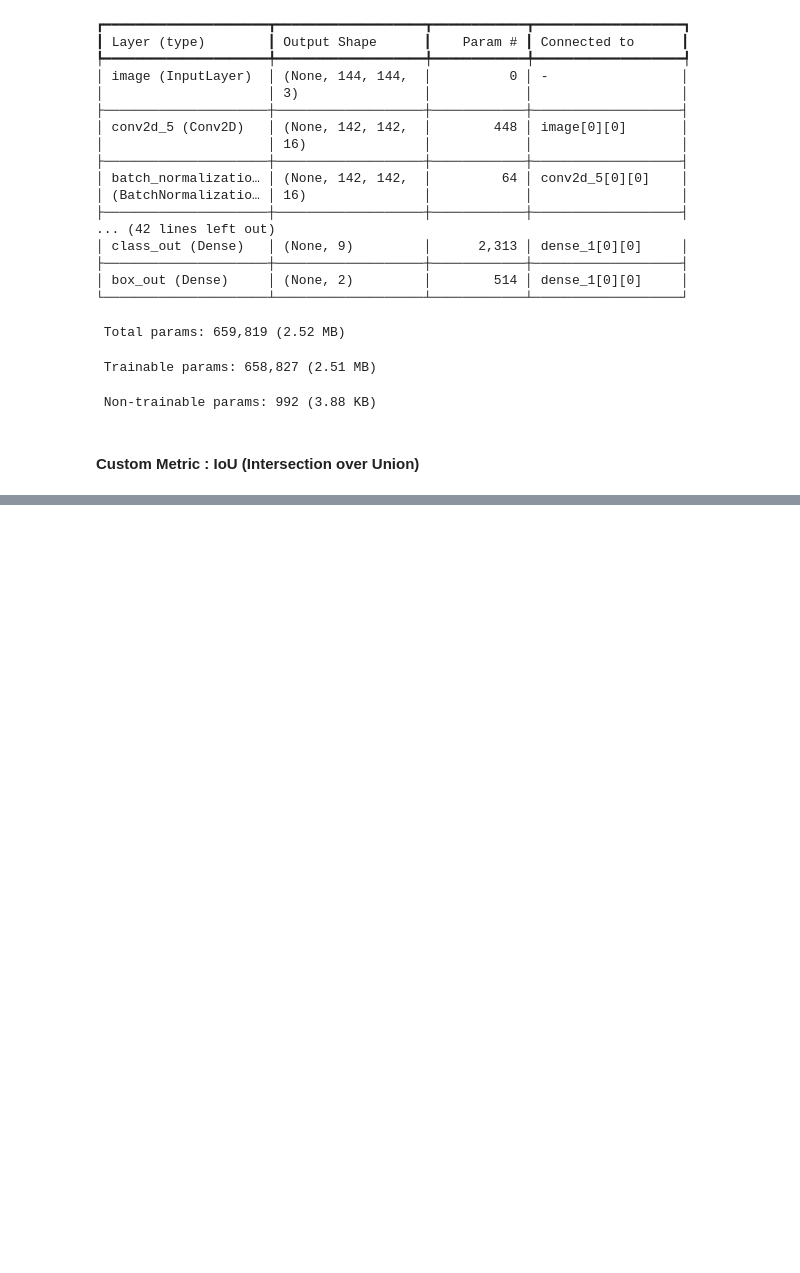
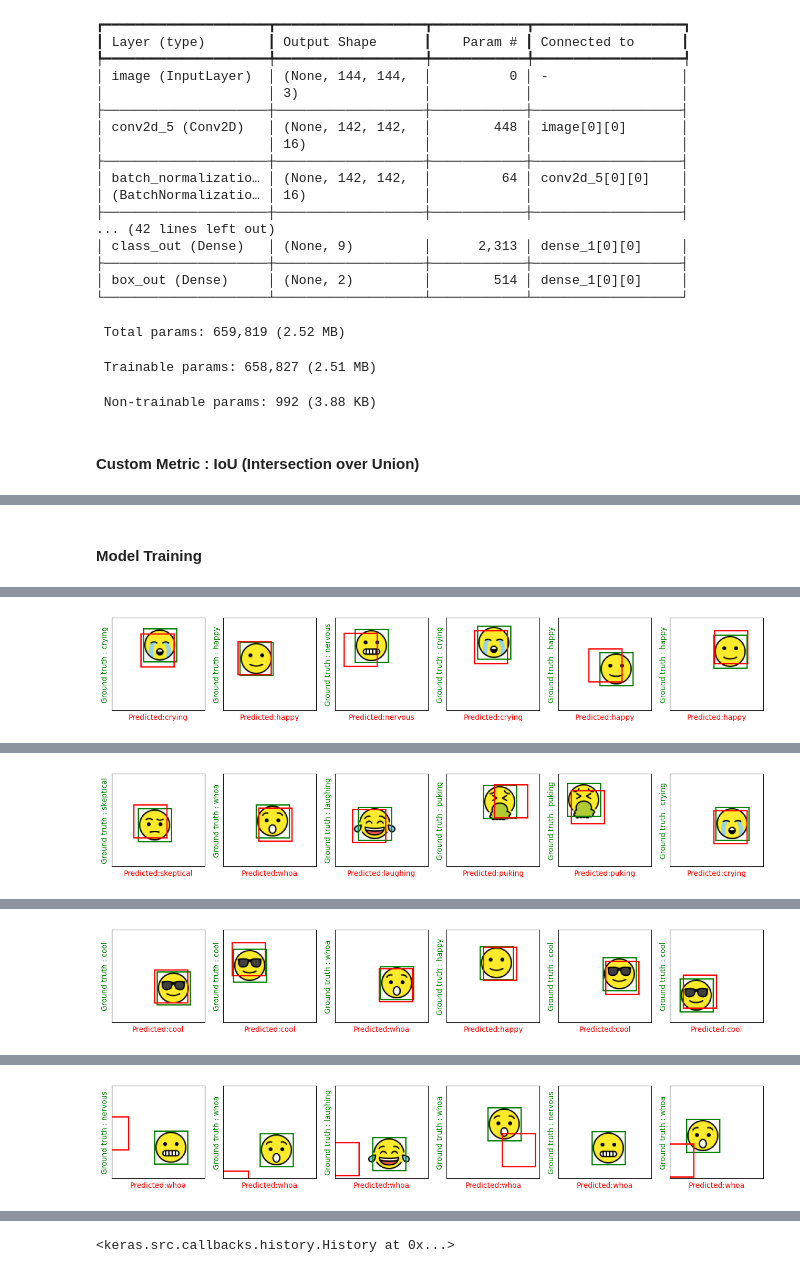
Before and after one commit to krishnanshh/Object-Localization-using-TensorFlow, a Jupyter notebook: main.ipynb, the cells around one changed output, grey strips where cells are left out. Saved outputs shown, nothing was run; the diff lists cells and outputs as text; code cells hidden in the pictures; blank space fills up the shorter version.

```diff
--- a/main.ipynb
+++ b/main.ipynb
@@ -239,0 +310,27 @@ class IoU(tf.keras.metrics.Metric):
+# %%
+class ShowTestImages(tf.keras.callbacks.Callback):
+    def on_epoch_end(self, epoch, logs=None):
+        try:
+            test(self.model)
+        except Exception as e:
+            print(f"Error in ShowTestImages at epoch {epoch}: {e}")
+# %% [markdown]
+#### Model Training
+# %%
+def lr_schedule(epoch,lr):
+    if(epoch+1)%5==0:
+        lr*=0.2
+    return max(lr,3e-7)
+
+model.fit(
+    data_generation(),
+    epochs=10,
+    steps_per_epoch = 100,
+    callbacks = [
+                    ShowTestImages(),
+                    tf.keras.callbacks.LearningRateScheduler(lr_schedule),
+                    tf.keras.callbacks.EarlyStopping(monitor = 'box_out_iou',patience=3,mode='max')
+    ]
+
+)
+# %% [output]
@@ -239,0 +344 @@ class IoU(tf.keras.metrics.Metric):
+[figure, added]
@@ -239,0 +353 @@ class IoU(tf.keras.metrics.Metric):
+[figure, added]
@@ -239,0 +362 @@ class IoU(tf.keras.metrics.Metric):
+[figure, added]
@@ -239,0 +371 @@ class IoU(tf.keras.metrics.Metric):
+[figure, added]
@@ -239,0 +373 @@ class IoU(tf.keras.metrics.Metric):
+<keras.src.callbacks.history.History at 0x...>
```
Also changed, not shown: parts of 12 cells of this notebook.
